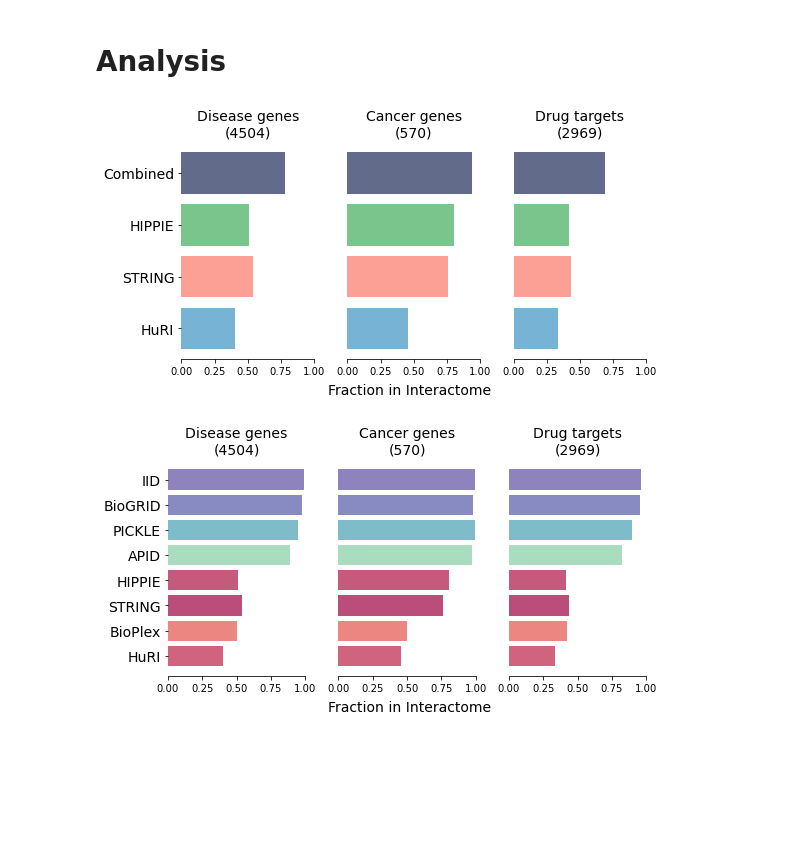
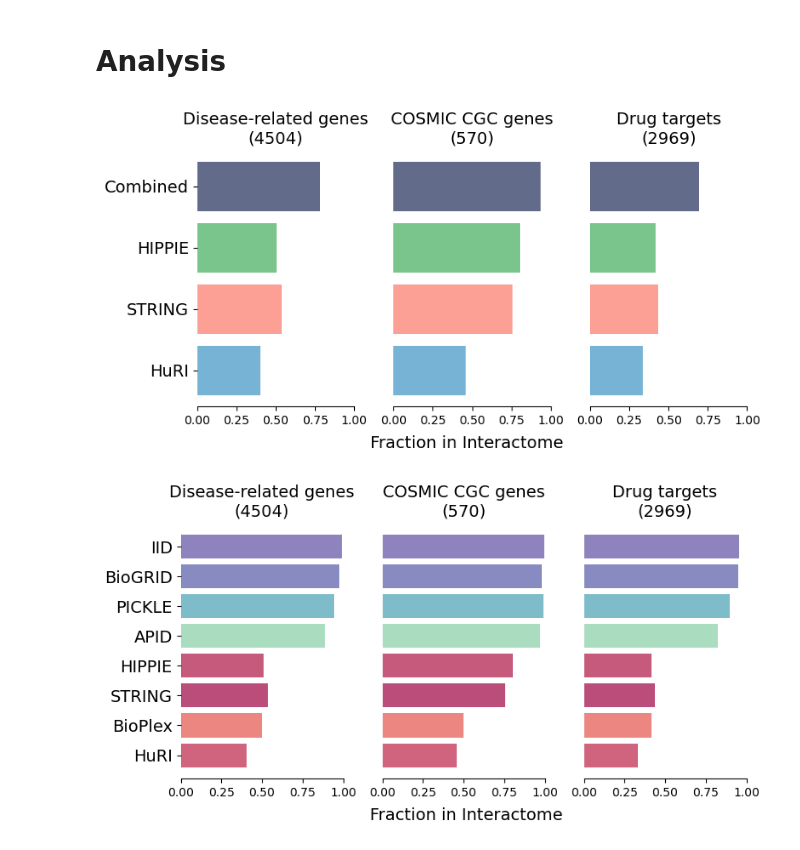
Before and after one commit to ku-cosbi/interactome-structural-coverage, a Jupyter notebook: notebooks/extras_07.ipynb, the cells around one changed output. Saved outputs shown, nothing was run; the diff lists cells and outputs as text; code cells hidden in the pictures; blank space fills up the shorter version.

```diff
--- a/notebooks/extras_07.ipynb
+++ b/notebooks/extras_07.ipynb
@@ -68,7 +68,7 @@ interactomes = [huri_prots, string_prots, hippie_prots, combined]
 inames = ['HuRI', 'STRING', 'HIPPIE', 'Combined']
 
 data = [disease_genes, cancer_genes, drug_targets]
-dnames = ['Disease genes', 'Cancer genes', 'Drug targets']
+dnames = ['Disease-related genes', 'COSMIC CGC genes', 'Drug targets']
 
 fig, axes = plt.subplots(1, 3, figsize=(8, 4))
 colors = ['#3C93C2', '#FC7869', '#40AD5A', '#212C58']
@@ -77,9 +77,7 @@ for data, dname, ax in zip(data, dnames, axes.flatten()):
     fractions = [len(interactome.intersection(data))/len(data) for interactome in interactomes]
     ax.set_title(f'{dname}\n({len(data)})', fontdict={'fontsize':14})
     ax.barh(range(len(interactomes)), fractions, color=colors, alpha=0.7)
-    ax.spines['top'].set_visible(False)
-    ax.spines['right'].set_visible(False)
-    ax.spines['left'].set_visible(False)
+    ax.spines[['top', 'right', 'left']].set_visible(False)
     ax.set_yticks([])
     ax.set_xlim(0., 1.)
 
@@ -87,35 +85,33 @@ axes[0].set_yticks(range(len(inames)))
 axes[0].set_yticklabels(inames, fontdict={'fontsize':14})
 fig.text(0.55, -0.025, 'Fraction in Interactome', ha='center', fontdict={'fontsize':14})
 plt.tight_layout()
-#plt.savefig('figures/interactome/extras.png', dpi=700, bbox_inches='tight')
+plt.savefig('figures/interactome/extras.png', dpi=700, bbox_inches='tight')
 # %% [output]
-[figure, old version]
+[figure, new version]
 # %%
 interactomes = [huri_prots, bioplex_prots, string_prots, hippie_prots, apid_prots, pickle_prots, biogrid_prots, iid_prots]
 inames = ['HuRI', 'BioPlex', 'STRING', 'HIPPIE', 'APID', 'PICKLE', 'BioGRID', 'IID']
 
 data = [disease_genes, cancer_genes, drug_targets]
-dnames = ['Disease genes', 'Cancer genes', 'Drug targets']
+dnames = ['Disease-related genes', 'COSMIC CGC genes', 'Drug targets']
 
 fig, axes = plt.subplots(1, 3, figsize=(8, 4))
 cmap = matplotlib.cm.get_cmap('Spectral')
 lens = [len(i) for i in interactomes]
 rescale = lambda x: (x - np.min(x)) / (np.max(x) - np.min(x))
 
 for data, dname, ax in zip(data, dnames, axes.flatten()):
     fractions = [len(interactome.intersection(data))/len(data) for interactome in interactomes]
     ax.set_title(f'{dname}\n({len(data)})', fontdict={'fontsize':14})
     ax.barh(range(len(interactomes)), fractions, color=cmap(rescale(lens)), alpha=0.7)
-    ax.spines['top'].set_visible(False)
-    ax.spines['right'].set_visible(False)
-    ax.spines['left'].set_visible(False)
+    ax.spines[['top', 'right', 'left']].set_visible(False)
     ax.set_yticks([])
     ax.set_xlim(0., 1.)
 
 axes[0].set_yticks(range(len(inames)))
 axes[0].set_yticklabels(inames, fontdict={'fontsize':14})
 fig.text(0.55, -0.025, 'Fraction in Interactome', ha='center', fontdict={'fontsize':14})
 plt.tight_layout()
 plt.savefig('figures/interactome/extras_all_cmap.png', dpi=600, bbox_inches='tight')
 # %% [output]
-[figure, old version]
+[figure, new version]
```
Also changed, not shown: parts of 1 cell of this notebook.
